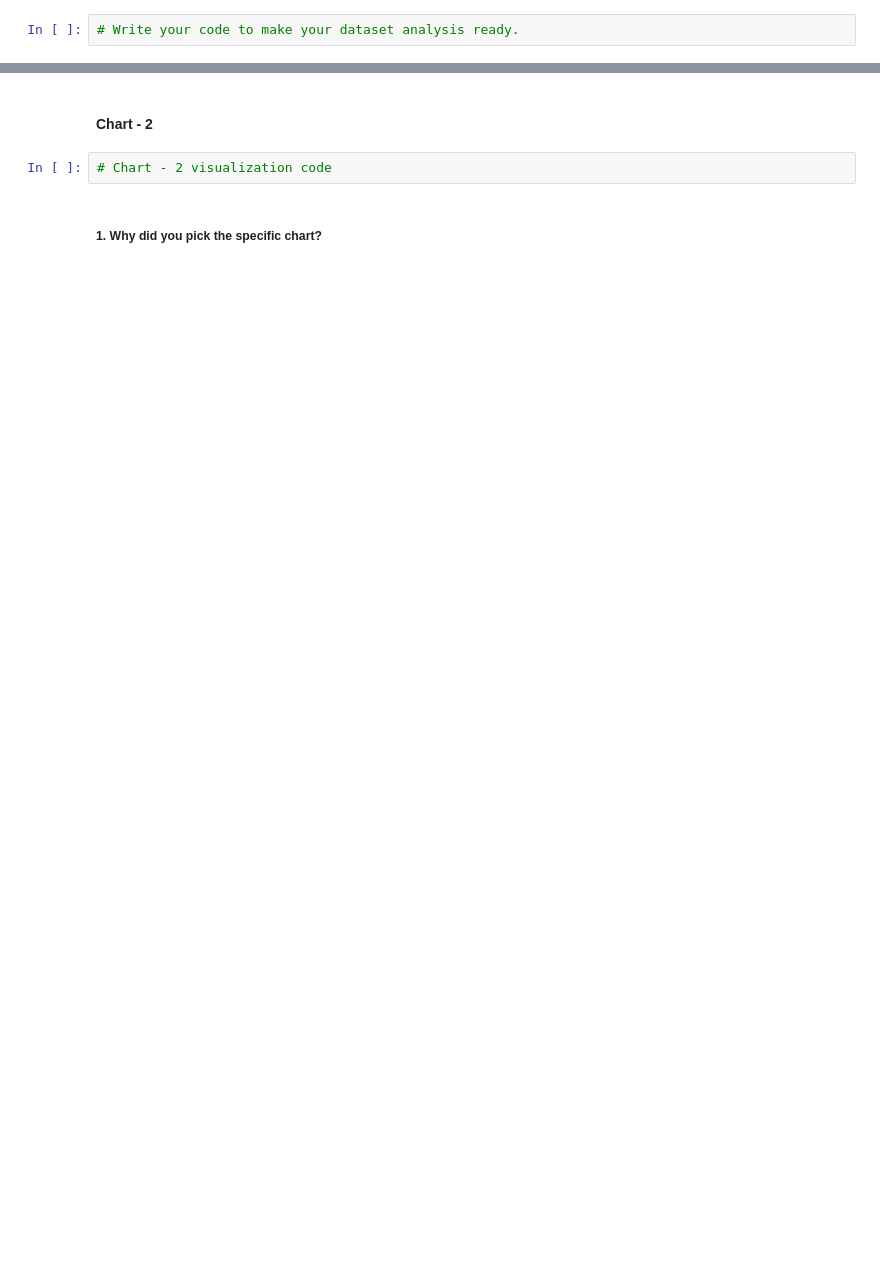
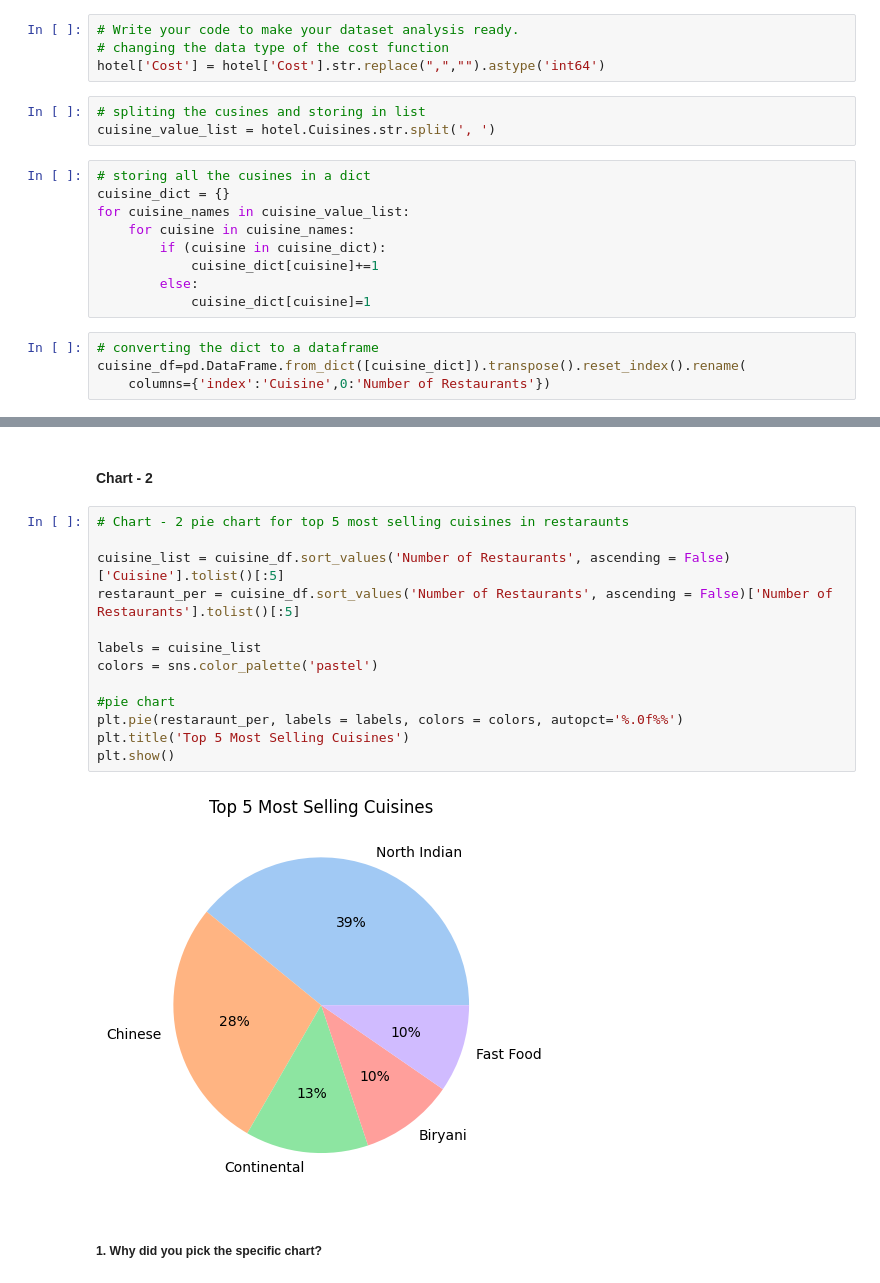
Before and after one commit to ruksz/Zomato-Restaurant---Unsupervised-ML, a Jupyter notebook: Unsupervised_ML_Zomato_Analysis.ipynb, the cells around one changed output, grey strips where cells are left out. Drawn from its saved outputs; the diff is of its cells as text; blank space fills up the shorter version.

```diff
--- a/Unsupervised_ML_Zomato_Analysis.ipynb
+++ b/Unsupervised_ML_Zomato_Analysis.ipynb
@@ -322,2 +360,20 @@ Pictures : No. of pictures posted with review
 # %%
 # Write your code to make your dataset analysis ready.
+# changing the data type of the cost function
+hotel['Cost'] = hotel['Cost'].str.replace(",","").astype('int64')
+# %%
+# spliting the cusines and storing in list
+cuisine_value_list = hotel.Cuisines.str.split(', ')
+# %%
+# storing all the cusines in a dict
+cuisine_dict = {}
+for cuisine_names in cuisine_value_list:
+    for cuisine in cuisine_names:
+        if (cuisine in cuisine_dict):
+            cuisine_dict[cuisine]+=1
+        else:
+            cuisine_dict[cuisine]=1
+# %%
+# converting the dict to a dataframe
+cuisine_df=pd.DataFrame.from_dict([cuisine_dict]).transpose().reset_index().rename(
+    columns={'index':'Cuisine',0:'Number of Restaurants'})
@@ -347,6 +554,19 @@ Answer Here
 # %% [markdown]
 #### Chart - 2
-# %%
-# Chart - 2 visualization code
+# %%
+# Chart - 2 pie chart for top 5 most selling cuisines in restaraunts
+
+cuisine_list = cuisine_df.sort_values('Number of Restaurants', ascending = False)['Cuisine'].tolist()[:5]
+restaraunt_per = cuisine_df.sort_values('Number of Restaurants', ascending = False)['Number of Restaurants'].tolist()[:5]
+
+labels = cuisine_list
+colors = sns.color_palette('pastel')
+
+#pie chart
+plt.pie(restaraunt_per, labels = labels, colors = colors, autopct='%.0f%%')
+plt.title('Top 5 Most Selling Cuisines')
+plt.show()
+# %% [output]
+[figure, added]
 # %% [markdown]
 ##### 1. Why did you pick the specific chart?
```
Also changed, not shown: parts of 47 cells of this notebook.
